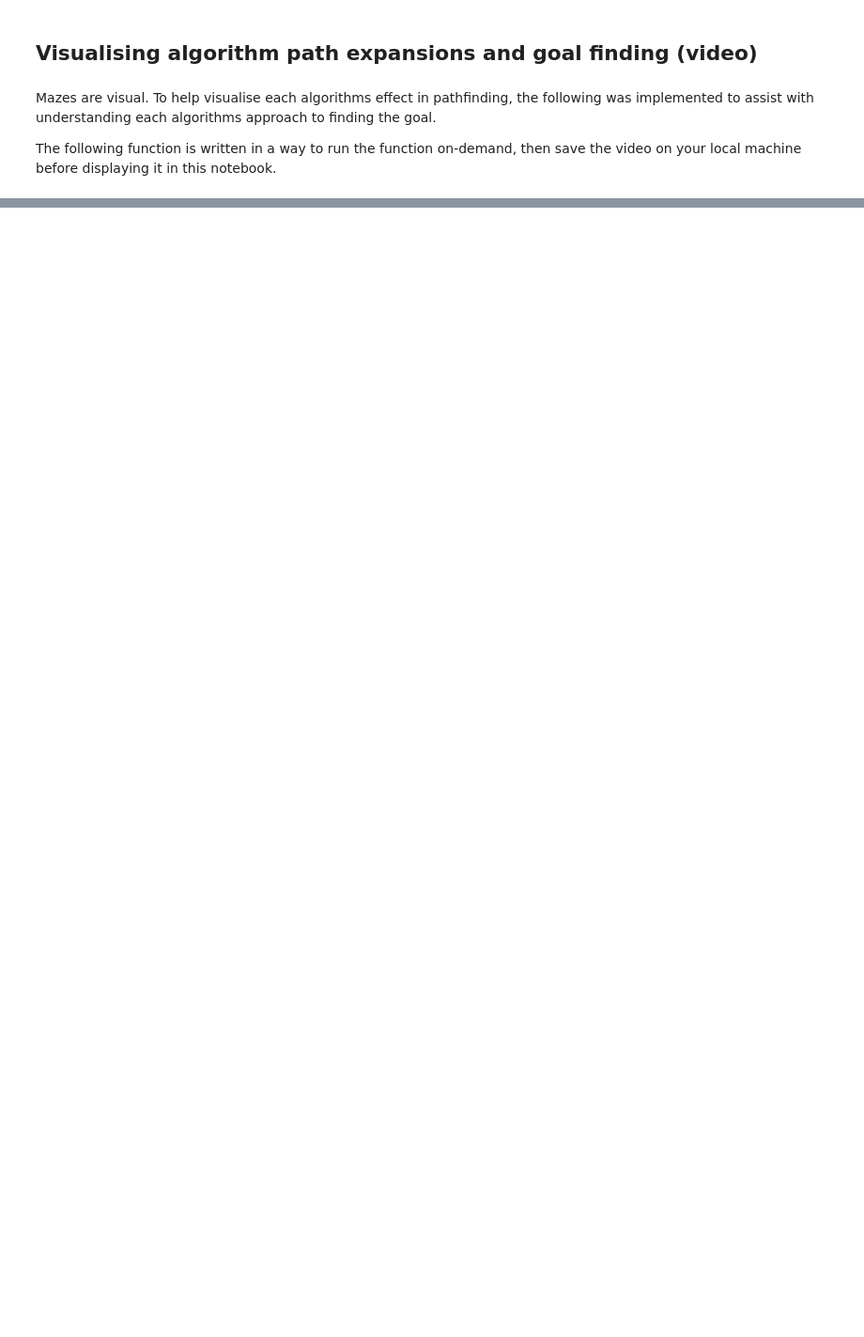
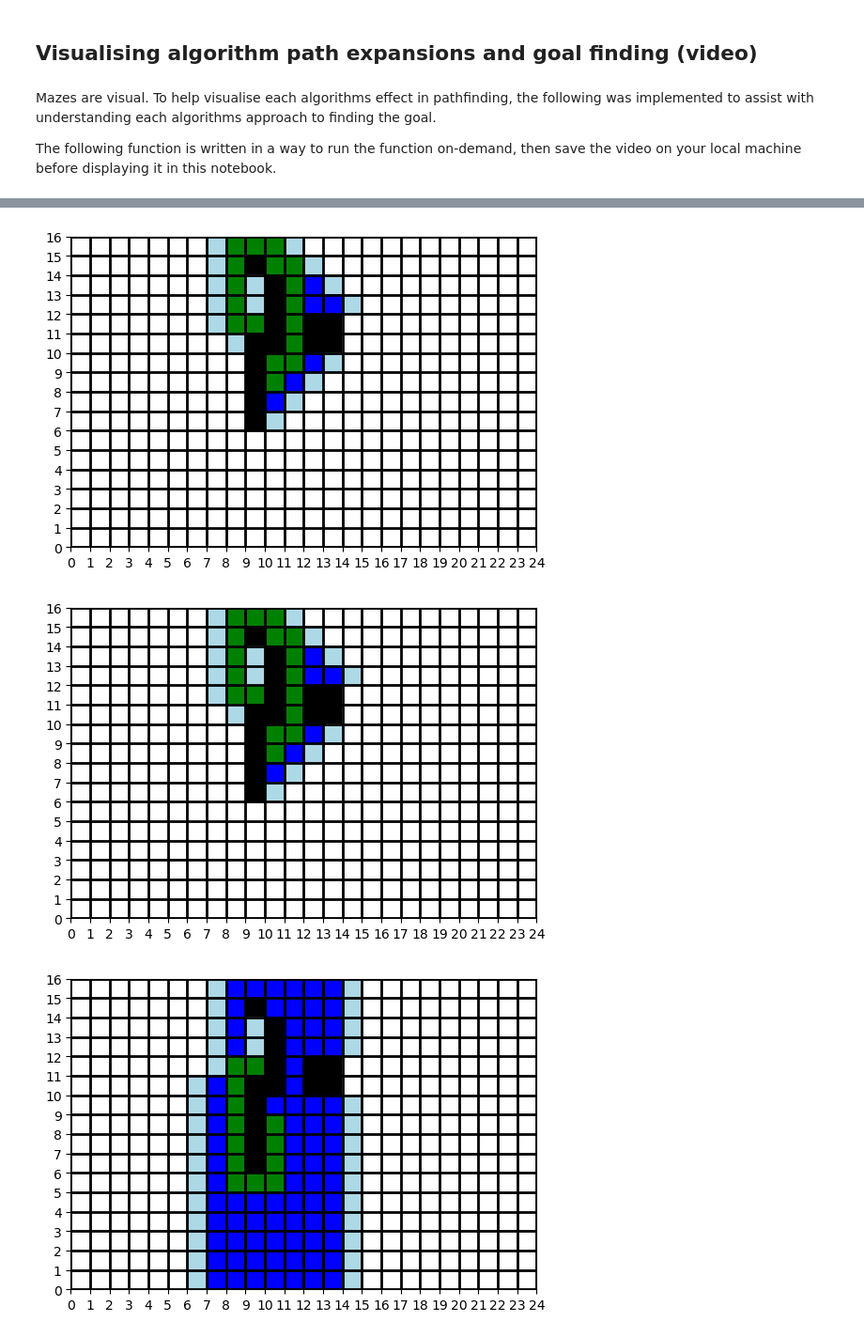
Before and after one commit to AntheaJFW/it5005-assignment-1-grp-39, a Jupyter notebook: Assignment 1 Q1-1.ipynb, the cells around one changed output, grey strips where cells are left out. Shown at 94% size. Saved outputs shown, nothing was run; the diff lists cells and outputs as text; code cells hidden in the pictures; blank space fills up the shorter version.

```diff
--- a/Assignment 1 Q1-1.ipynb
+++ b/Assignment 1 Q1-1.ipynb
@@ -720,10 +721,12 @@ def informed_search(
         maze: Maze,
         f: Callable
     ) -> (Node, Tuple[List[Tuple[int, int]], str], int):
-    """
+    """Uses priority queues (in python, heapq module) to minimise
+    the target function.
+
     Args:
         maze (Maze): Maze to run search on
-        f (Callable)
+        f (Callable): Target function to minimise.
 
     Returns:
         child (Node): Solution node
@@ -1133,4 +1219,11 @@ ALGO_MAP = {
 }
 
 # Please input an algorithm name from the map above.
-save_and_view_visualisation('Iterative deepening search')
+# save_and_view_visualisation('Breadth first search')
+save_and_view_visualisation('Depth first search with cycle check')
+save_and_view_visualisation('Greedy best first search h')
+save_and_view_visualisation('Greedy best first search h2')
+save_and_view_visualisation('UCS')
+save_and_view_visualisation('A* h')
+save_and_view_visualisation('A* h2')
+# %% [output]
@@ -1136,0 +1231,3 @@ save_and_view_visualisation('Iterative deepening search')
+[figure, added]
+[figure, added]
+[figure, added]
```
Also changed, not shown: parts of 6 cells of this notebook.
